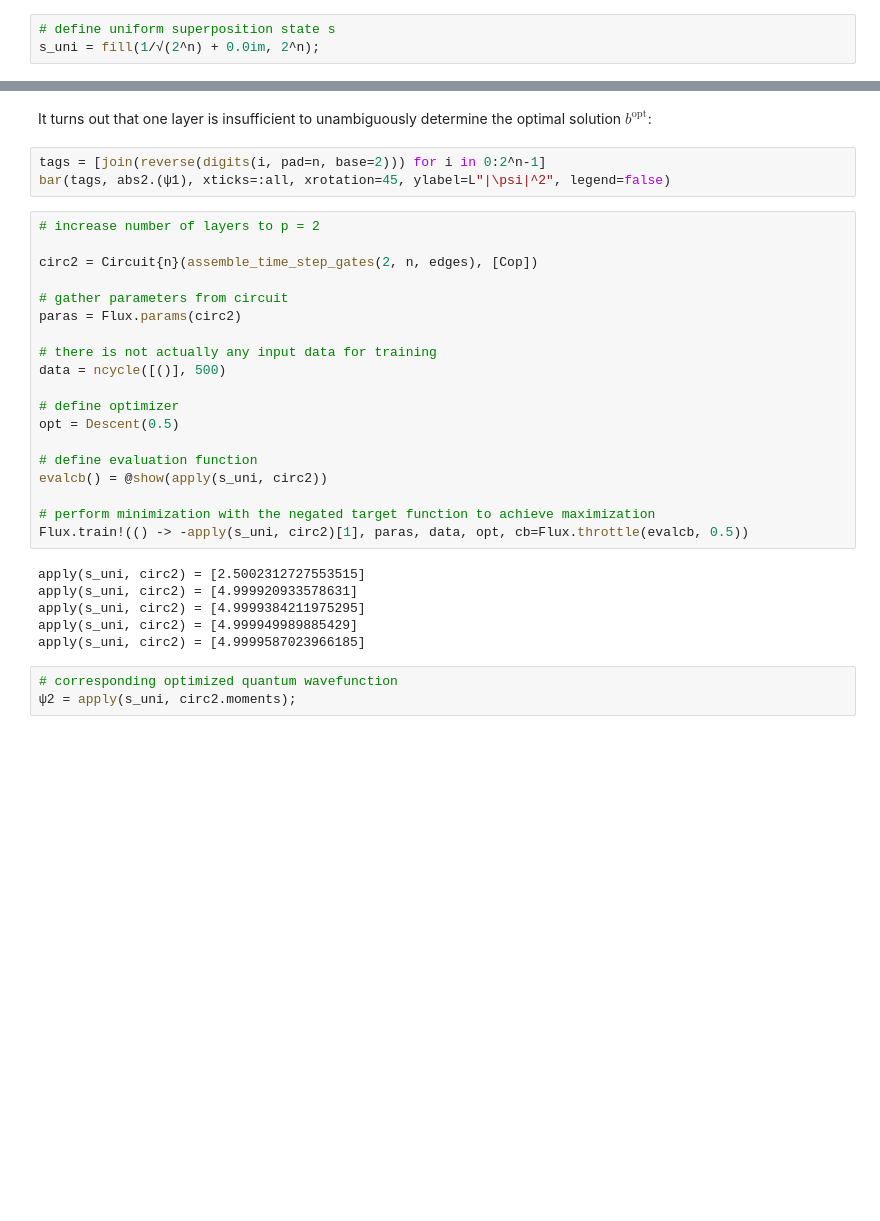
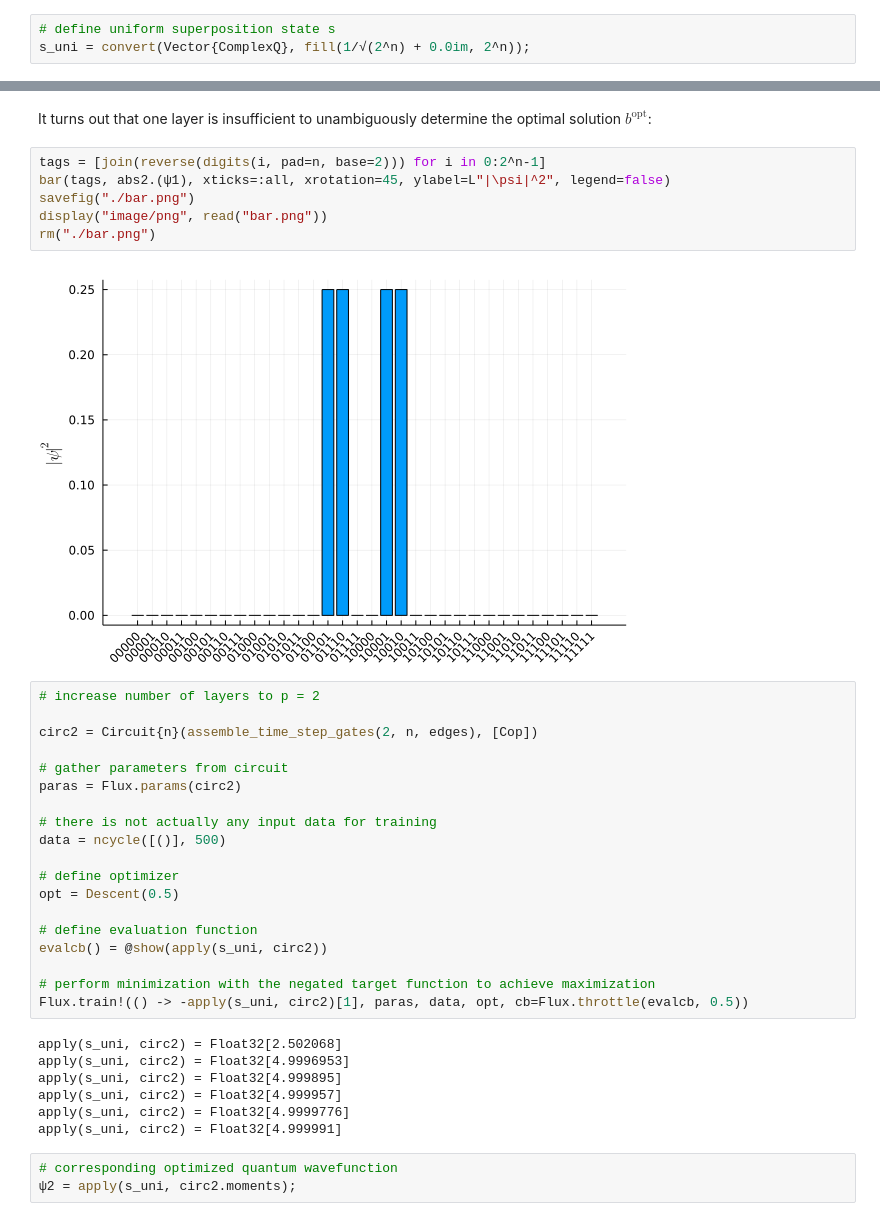
Before and after one commit to Qaintum/Qaintellect.jl, a Jupyter notebook: examples/qaoa_example.ipynb, the cells around one changed output, grey strips where cells are left out. Drawn from its saved outputs; the diff is of its cells as text; blank space fills up the shorter version.

```diff
--- a/examples/qaoa_example.ipynb
+++ b/examples/qaoa_example.ipynb
@@ -67,7 +62,7 @@ The largest eigenvalue of $B$ is $n$ (since each $X_j$ in the sum contributes th
 \end{equation}
 # %%
 # define uniform superposition state s
-s_uni = fill(1/√(2^n) + 0.0im, 2^n);
+s_uni = convert(Vector{ComplexQ}, fill(1/√(2^n) + 0.0im, 2^n));
 # %% [markdown]
 According to the Schrödinger equation, a time step $\tau$ governed by a time-independent Hamiltonian $H$ is described by the unitary matrix $e^{-i \tau H}$. Even if $H$ slowly changes with time, $e^{-i \tau H(t)}$ is still a good approximation. Together with a splitting approximation for the matrix exponential, $e^{A + B} \approx e^A e^B$ for matrices $A$ and $B$ with small norm, we arrive at $e^{-i \tau H(t)} \approx e^{-i \tau (1 - \frac{t}{T}) B} \, e^{- i \tau \frac{t}{T} C}$ to describe a time step. This motivates the following Ansatz to find the maximizing eigenstate of $C$:
 \begin{equation}
@@ -165,6 +160,11 @@ It turns out that one layer is insufficient to unambiguously determine the optim
 # %%
 tags = [join(reverse(digits(i, pad=n, base=2))) for i in 0:2^n-1]
 bar(tags, abs2.(ψ1), xticks=:all, xrotation=45, ylabel=L"|\psi|^2", legend=false)
+savefig("./bar.png")
+display("image/png", read("bar.png"))
+rm("./bar.png")
+# %% [output]
+[figure, added]
 # %%
 # increase number of layers to p = 2
 
@@ -185,11 +185,12 @@ evalcb() = @show(apply(s_uni, circ2))
 # perform minimization with the negated target function to achieve maximization
 Flux.train!(() -> -apply(s_uni, circ2)[1], paras, data, opt, cb=Flux.throttle(evalcb, 0.5))
 # %% [output]
-apply(s_uni, circ2) = [2.5002312727553515]
-apply(s_uni, circ2) = [4.999920933578631]
-apply(s_uni, circ2) = [4.9999384211975295]
-apply(s_uni, circ2) = [4.999949989885429]
-apply(s_uni, circ2) = [4.9999587023966185]
+apply(s_uni, circ2) = Float32[2.502068]
+apply(s_uni, circ2) = Float32[4.9996953]
+apply(s_uni, circ2) = Float32[4.999895]
+apply(s_uni, circ2) = Float32[4.999957]
+apply(s_uni, circ2) = Float32[4.9999776]
+apply(s_uni, circ2) = Float32[4.999991]
 # %%
 # corresponding optimized quantum wavefunction
 ψ2 = apply(s_uni, circ2.moments);
```
Also changed, not shown: parts of 5 cells of this notebook, 3 other files.
